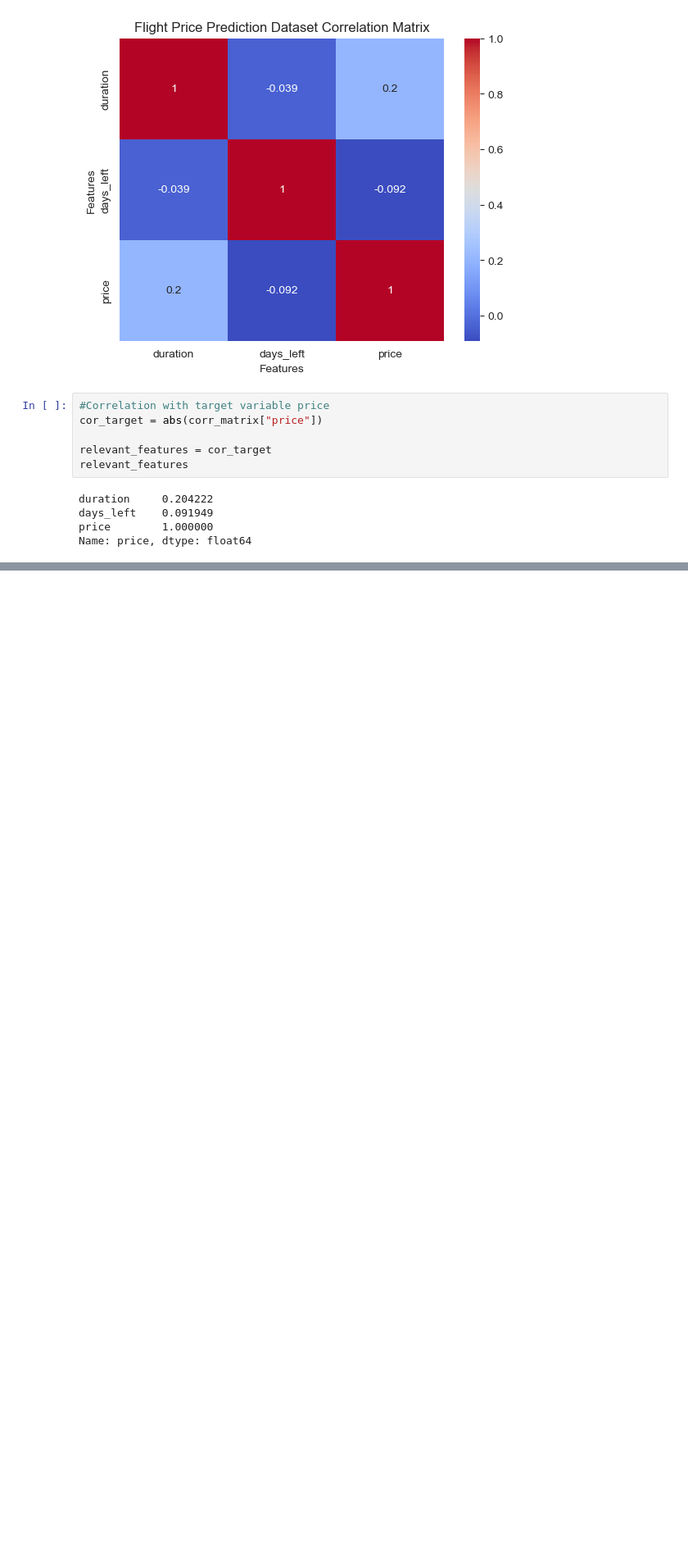
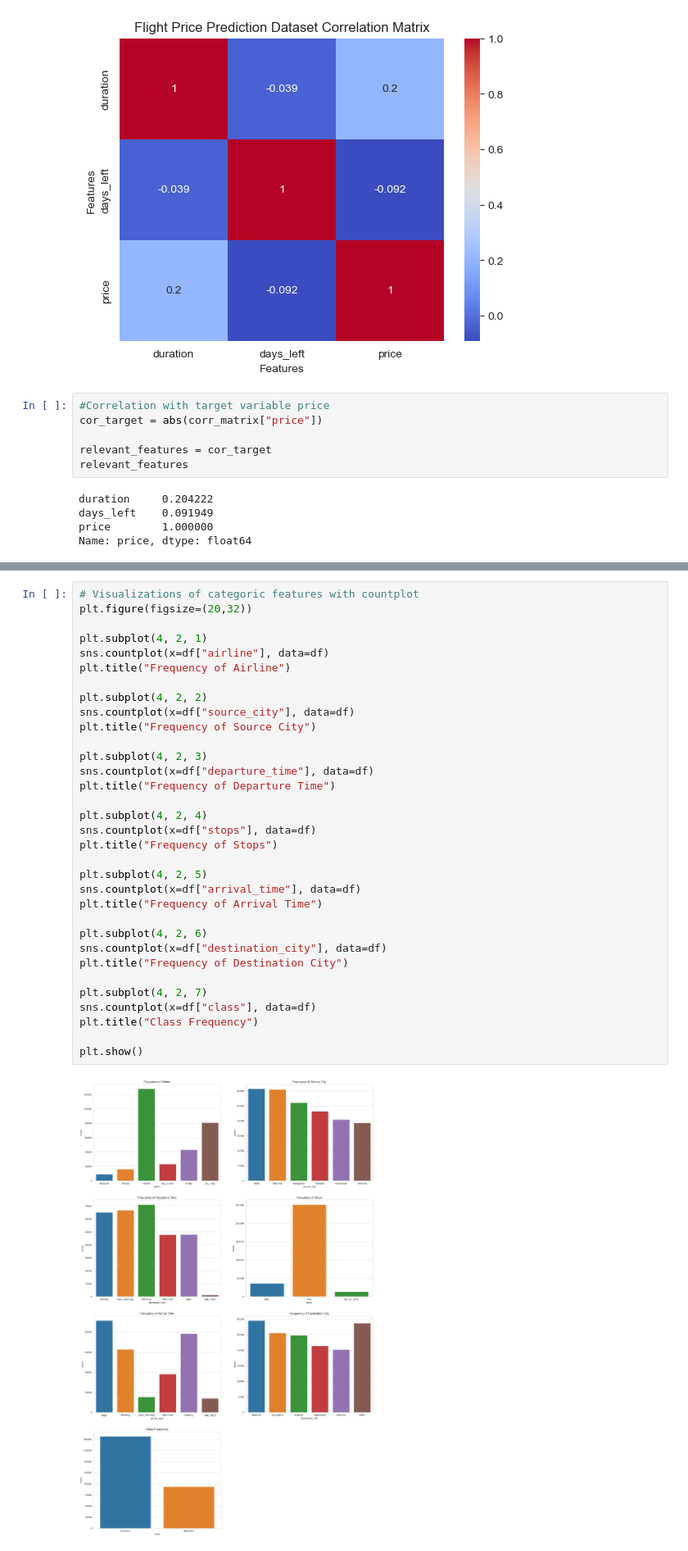
Before and after one commit to sirisha0505/LetslearnGit, a Jupyter notebook: Making clean data from Business & economy files - Flight price prediction.ipynb, the cells around one changed output, grey strips where cells are left out. Shown at 82% size. Saved outputs shown, nothing was run; the diff lists cells and outputs as text; blank space fills up the shorter version.

```diff
--- a/Making clean data from Business & economy files - Flight price prediction.ipynb
+++ b/Making clean data from Business & economy files - Flight price prediction.ipynb
@@ -520,0 +530,35 @@ print(y_test.shape)
+# %%
+# Visualizations of categoric features with countplot
+plt.figure(figsize=(20,32))
+
+plt.subplot(4, 2, 1)
+sns.countplot(x=df["airline"], data=df)
+plt.title("Frequency of Airline")
+
+plt.subplot(4, 2, 2)
+sns.countplot(x=df["source_city"], data=df)
+plt.title("Frequency of Source City")
+
+plt.subplot(4, 2, 3)
+sns.countplot(x=df["departure_time"], data=df)
+plt.title("Frequency of Departure Time")
+
+plt.subplot(4, 2, 4)
+sns.countplot(x=df["stops"], data=df)
+plt.title("Frequency of Stops")
+
+plt.subplot(4, 2, 5)
+sns.countplot(x=df["arrival_time"], data=df)
+plt.title("Frequency of Arrival Time")
+
+plt.subplot(4, 2, 6)
+sns.countplot(x=df["destination_city"], data=df)
+plt.title("Frequency of Destination City")
+
+plt.subplot(4, 2, 7)
+sns.countplot(x=df["class"], data=df)
+plt.title("Class Frequency")
+
+plt.show()
+# %% [output]
+[figure, added]
```
Also changed, not shown: parts of 20 cells of this notebook.
